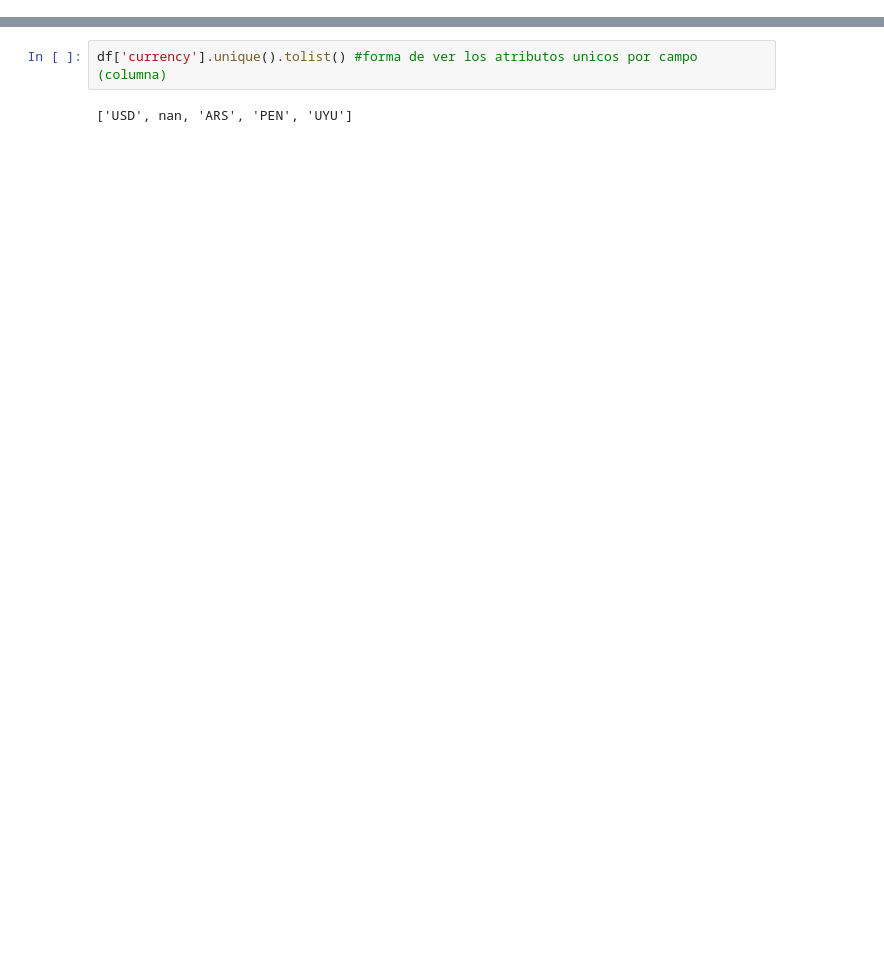
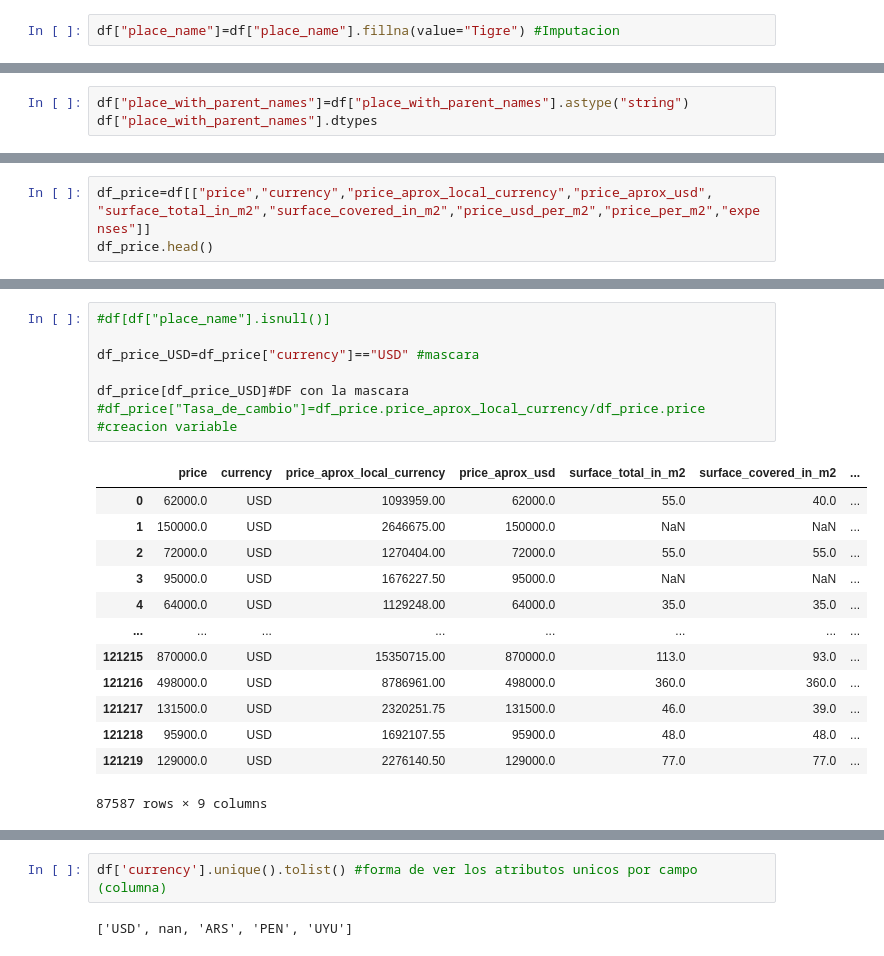
Before and after one commit to fbenitezpiloni/dh_tp_grupo_13, a Jupyter notebook: TP1/TP1_DH.ipynb, the cells around one changed output, grey strips where cells are left out. Drawn from its saved outputs; the diff is of its cells as text; blank space fills up the shorter version.

```diff
--- a/TP1/TP1_DH.ipynb
+++ b/TP1/TP1_DH.ipynb
@@ -46,0 +172,2 @@ En currency, hay cuatro tipos ()
+# %%
+df["place_name"]=df["place_name"].fillna(value="Tigre") #Imputacion
@@ -46,0 +178,3 @@ En currency, hay cuatro tipos ()
+# %%
+df["place_with_parent_names"]=df["place_with_parent_names"].astype("string")
+df["place_with_parent_names"].dtypes
@@ -46,0 +244,4 @@ En currency, hay cuatro tipos ()
+# %%
+df_price=df[["price","currency","price_aprox_local_currency","price_aprox_usd",
+"surface_total_in_m2","surface_covered_in_m2","price_usd_per_m2","price_per_m2","expenses"]]
+df_price.head()
@@ -46,0 +255,21 @@ En currency, hay cuatro tipos ()
+# %%
+#df[df["place_name"].isnull()]
+
+df_price_USD=df_price["currency"]=="USD" #mascara
+
+df_price[df_price_USD]#DF con la mascara
+#df_price["Tasa_de_cambio"]=df_price.price_aprox_local_currency/df_price.price #creacion variable
+# %% [output]
+|  | price | currency | price_aprox_local_currency | price_aprox_usd | surface_total_in_m2 | surface_covered_in_m2 | ... |
+| 0 | 62000.0 | USD | 1093959.00 | 62000.0 | 55.0 | 40.0 | ... |
+| 1 | 150000.0 | USD | 2646675.00 | 150000.0 | NaN | NaN | ... |
+| 2 | 72000.0 | USD | 1270404.00 | 72000.0 | 55.0 | 55.0 | ... |
+| 3 | 95000.0 | USD | 1676227.50 | 95000.0 | NaN | NaN | ... |
+| 4 | 64000.0 | USD | 1129248.00 | 64000.0 | 35.0 | 35.0 | ... |
+| ... | ... | ... | ... | ... | ... | ... | ... |
+| 121215 | 870000.0 | USD | 15350715.00 | 870000.0 | 113.0 | 93.0 | ... |
+| 121216 | 498000.0 | USD | 8786961.00 | 498000.0 | 360.0 | 360.0 | ... |
+| 121217 | 131500.0 | USD | 2320251.75 | 131500.0 | 46.0 | 39.0 | ... |
+| 121218 | 95900.0 | USD | 1692107.55 | 95900.0 | 48.0 | 48.0 | ... |
+| 121219 | 129000.0 | USD | 2276140.50 | 129000.0 | 77.0 | 77.0 | ... |
+87587 rows × 9 columns
```
Also changed, not shown: parts of 34 cells of this notebook, 1 other file.
